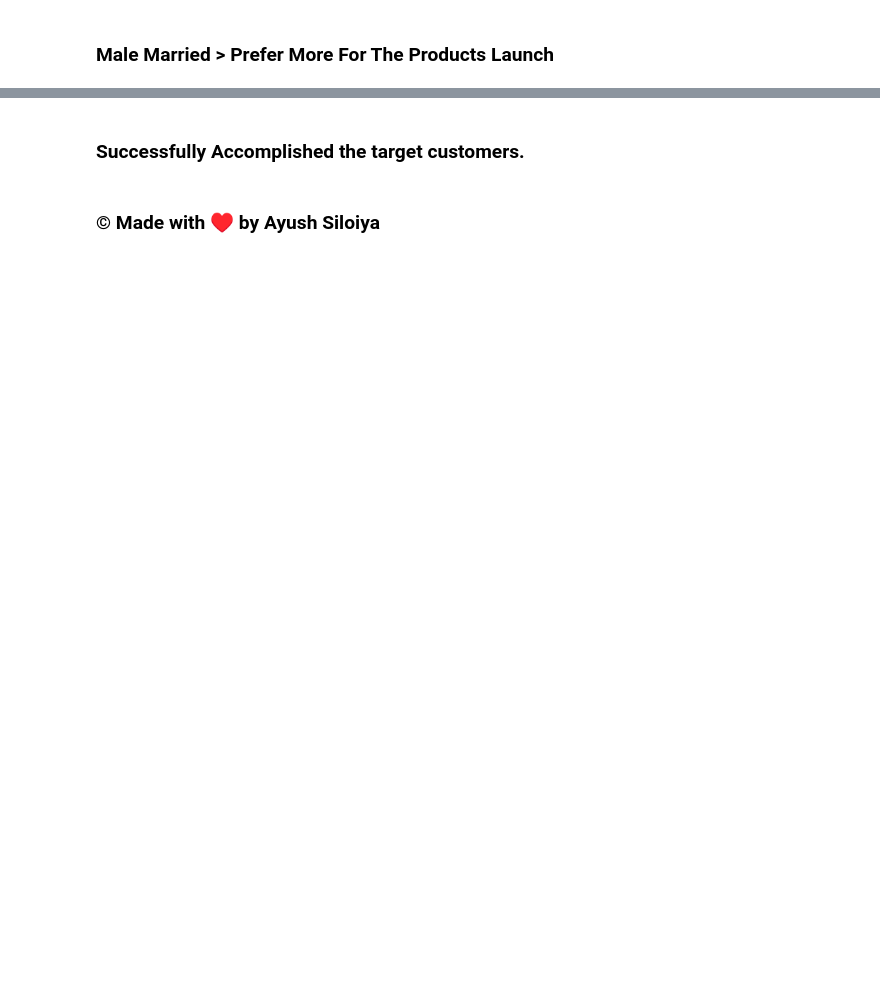
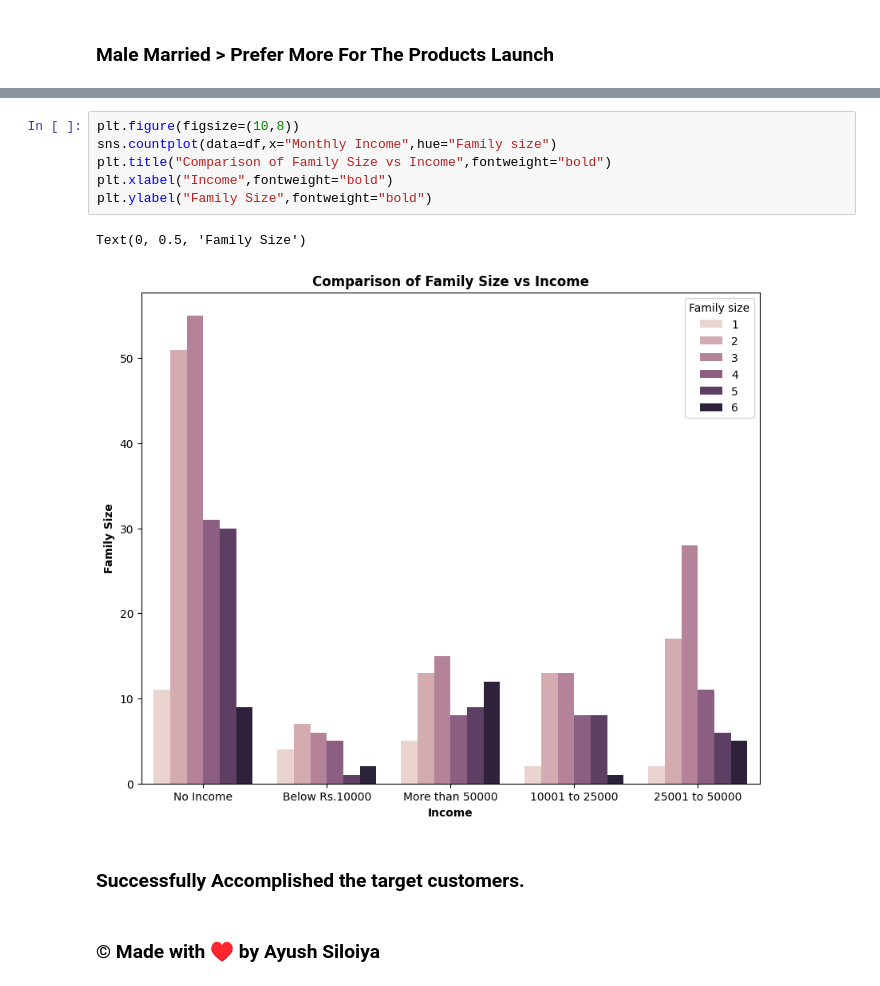
Before and after one commit to ayushsiloiya619/Online-Food-Orders-Analysis, a Jupyter notebook: Online_Food.ipynb, the cells around one changed output, grey strips where cells are left out. Drawn from its saved outputs; the diff is of its cells as text; blank space fills up the shorter version.

```diff
--- a/Online_Food.ipynb
+++ b/Online_Food.ipynb
@@ -283,3 +286,12 @@ Text(0, 0.5, 'Aggressive Opinions Count')
+# %%
+plt.figure(figsize=(10,8))
+sns.countplot(data=df,x="Monthly Income",hue="Family size")
+plt.title("Comparison of Family Size vs Income",fontweight="bold")
+plt.xlabel("Income",fontweight="bold")
+plt.ylabel("Family Size",fontweight="bold")
+# %% [output]
+Text(0, 0.5, 'Family Size')
+[figure, added]
 # %% [markdown]
 ### Successfully Accomplished the target customers.
 # %% [markdown]
```
Also changed, not shown: parts of 4 cells of this notebook.
